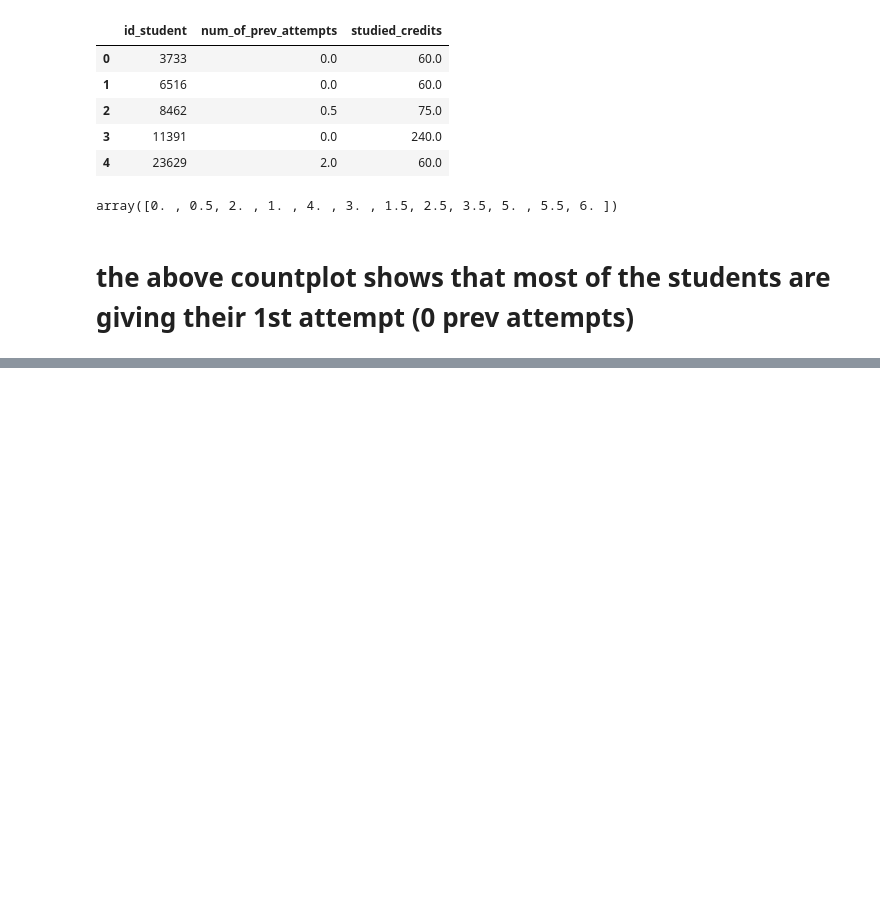
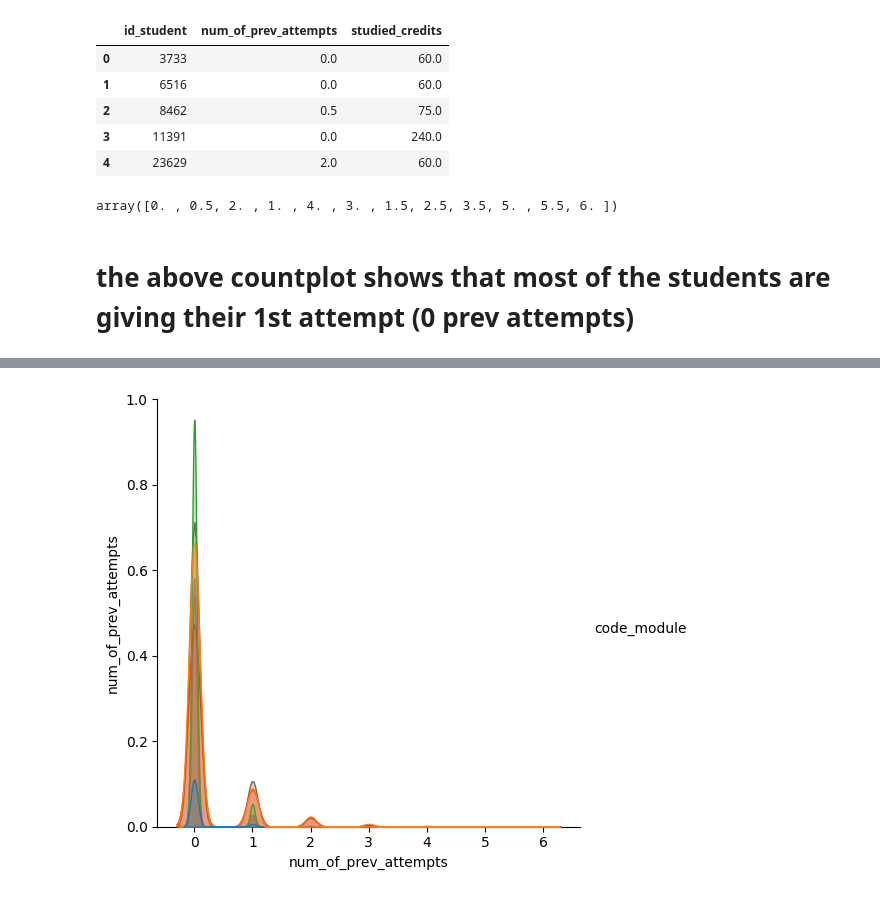
Before and after one commit to sreedharsiddhu/Hardware-and-software-project, a Jupyter notebook: Hardware_and_software_project.ipynb, the cells around one changed output, grey strips where cells are left out. Saved outputs shown, nothing was run; the diff lists cells and outputs as text; code cells hidden in the pictures; blank space fills up the shorter version.

```diff
--- a/Hardware_and_software_project.ipynb
+++ b/Hardware_and_software_project.ipynb
@@ -254,0 +306,4 @@ array([0. , 0.5, 2. , 1. , 4. , 3. , 1.5, 2.5, 3.5, 5. , 5.5, 6. ])
+# %%
+sns.pairplot(data=studentInfo_df[["code_module","num_of_prev_attempts"]],hue="code_module", dropna=True, size=5);
+# %% [output]
+[figure, added]
```
Also changed, not shown: parts of 39 cells of this notebook.
